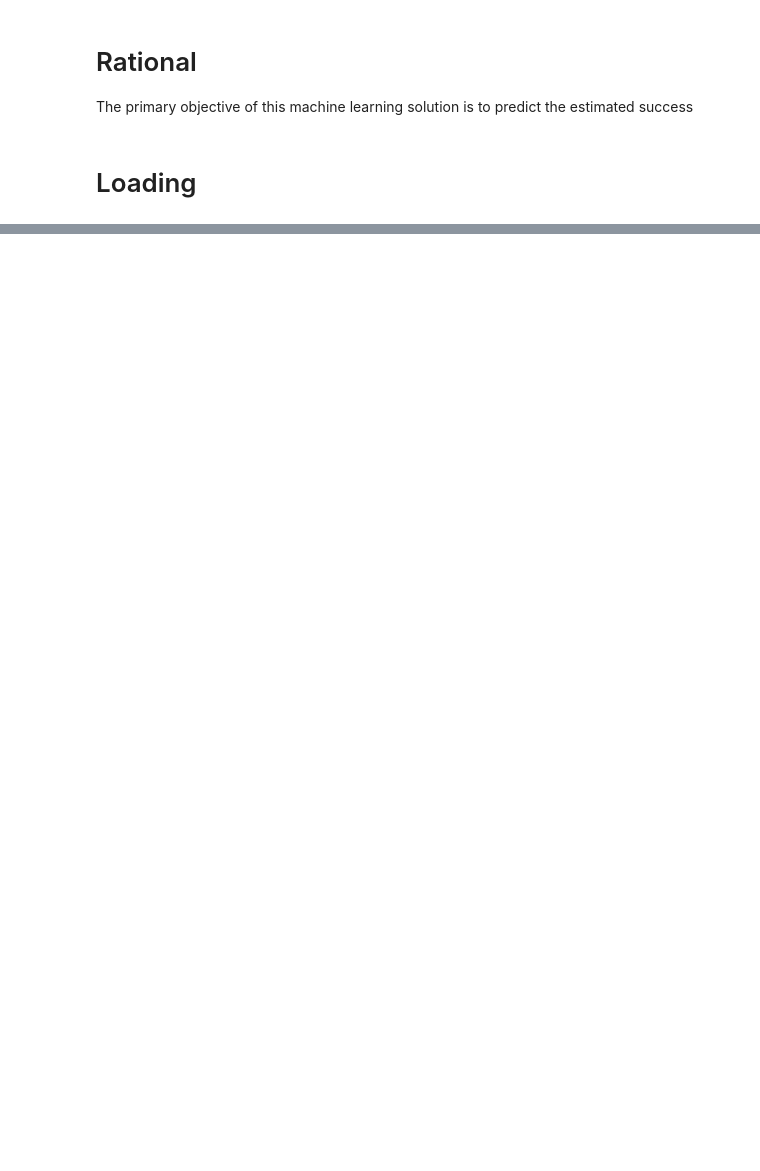
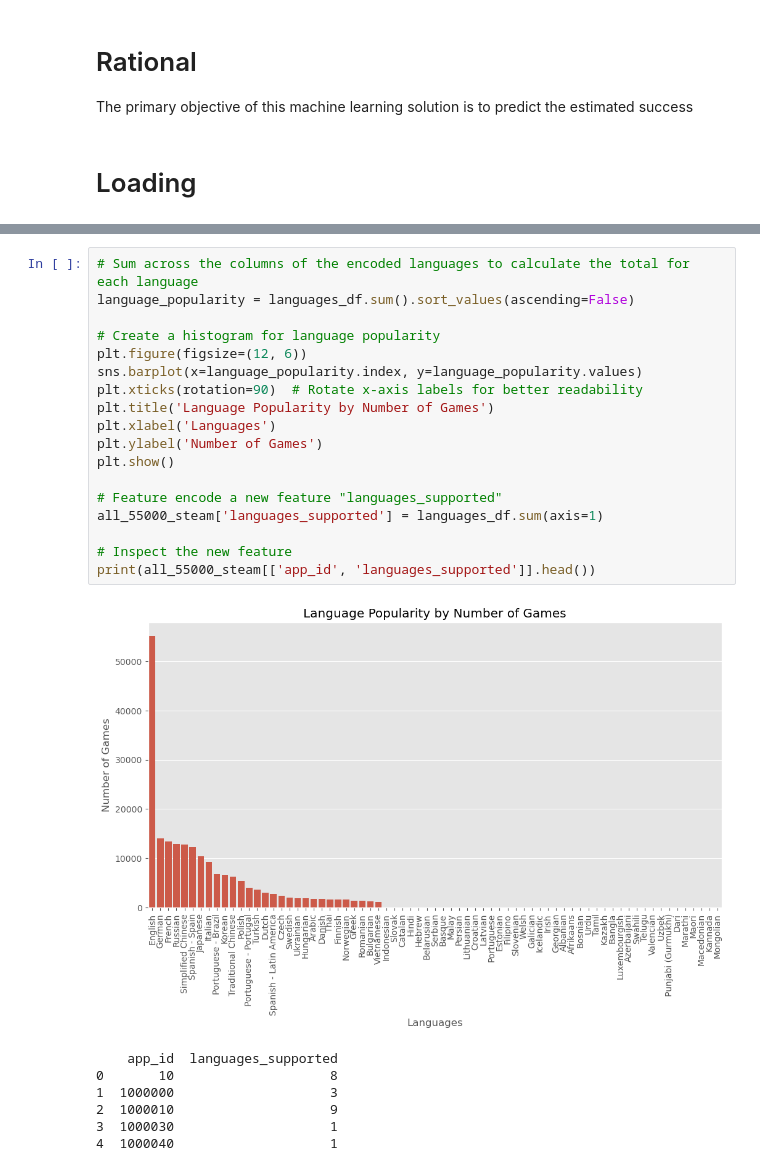
Before and after one commit to DVDMVN/GMDT_PROJ, a Jupyter notebook: exploring_modeling.ipynb, the cells around one changed output, grey strips where cells are left out. Drawn from its saved outputs; the diff is of its cells as text; blank space fills up the shorter version.

```diff
--- a/exploring_modeling.ipynb
+++ b/exploring_modeling.ipynb
@@ -33,0 +247,26 @@ perform_feature_engineering()
+# %%
+# Sum across the columns of the encoded languages to calculate the total for each language
+language_popularity = languages_df.sum().sort_values(ascending=False)
+
+# Create a histogram for language popularity
+plt.figure(figsize=(12, 6))
+sns.barplot(x=language_popularity.index, y=language_popularity.values)
+plt.xticks(rotation=90)  # Rotate x-axis labels for better readability
+plt.title('Language Popularity by Number of Games')
+plt.xlabel('Languages')
+plt.ylabel('Number of Games')
+plt.show()
+
+# Feature encode a new feature "languages_supported"
+all_55000_steam['languages_supported'] = languages_df.sum(axis=1)
+
+# Inspect the new feature
+print(all_55000_steam[['app_id', 'languages_supported']].head())
+# %% [output]
+[figure, added]
+    app_id  languages_supported
+0       10                    8
+1  1000000                    3
+2  1000010                    9
+3  1000030                    1
+4  1000040                    1
```
Also changed, not shown: parts of 15 cells of this notebook, 5 other files.
